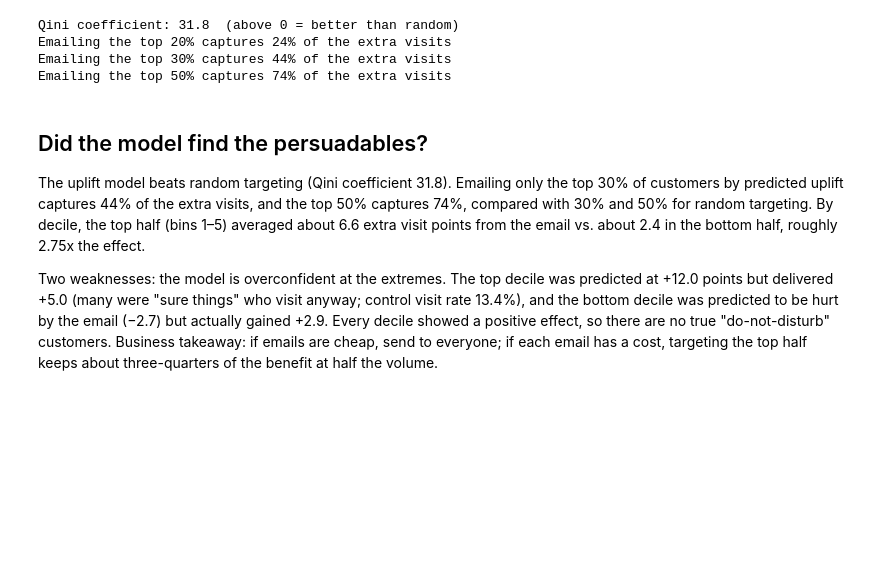
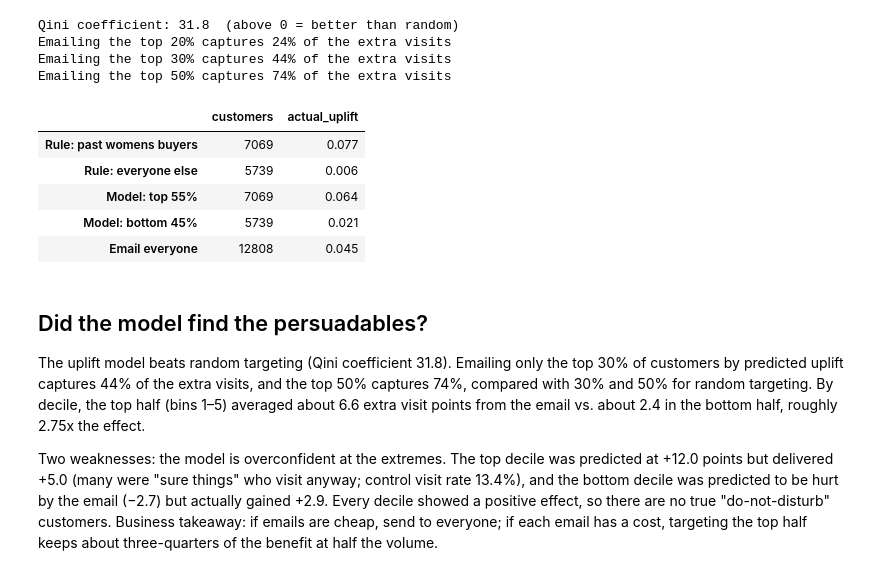
Before and after one commit to wmwilliamsjr/email-ab-test-uplift, a Jupyter notebook: notebooks/03_uplift.ipynb, the cells around one changed output. Cells and saved outputs as stored; diff of their text form; code cells hidden in the pictures; blank space fills up the shorter version.

Commit message:
Compare uplift model with a simple rule

```diff
--- a/notebooks/03_uplift.ipynb
+++ b/notebooks/03_uplift.ipynb
@@ -76,6 +76,33 @@ Qini coefficient: 31.8  (above 0 = better than random)
 Emailing the top 20% captures 24% of the extra visits
 Emailing the top 30% captures 44% of the extra visits
 Emailing the top 50% captures 74% of the extra visits
+# %%
+rule_col = "womens" if EMAIL.startswith("Womens") else "mens"
+test = X_te.assign(y=y_te.values, t=t_te.values, pred=up_te)
+
+def uplift(s):
+    return s.loc[s.t == 1, "y"].mean() - s.loc[s.t == 0, "y"].mean()
+
+rule = test[rule_col] == 1
+share = rule.mean()                                            # what share of customers the rule emails
+model_top = test["pred"] >= test["pred"].quantile(1 - share)   # model picks the SAME number of customers
+rows = {
+    f"Rule: past {rule_col} buyers": (rule.sum(), uplift(test[rule])),
+    "Rule: everyone else": ((~rule).sum(), uplift(test[~rule])),
+    f"Model: top {share:.0%}": (model_top.sum(), uplift(test[model_top])),
+    f"Model: bottom {1 - share:.0%}": ((~model_top).sum(), uplift(test[~model_top])),
+    "Email everyone": (len(test), uplift(test)),
+}
+result = pd.DataFrame(rows, index=["customers", "actual_uplift"]).T
+result["customers"] = result["customers"].astype(int)
+result.round(3)
+# %% [output]
+|  | customers | actual_uplift |
+| Rule: past womens buyers | 7069 | 0.077 |
+| Rule: everyone else | 5739 | 0.006 |
+| Model: top 55% | 7069 | 0.064 |
+| Model: bottom 45% | 5739 | 0.021 |
+| Email everyone | 12808 | 0.045 |
 # %% [markdown]
 ## Did the model find the persuadables?
 The uplift model beats random targeting (Qini coefficient 31.8). Emailing only the top 30% of customers by predicted uplift captures 44% of the extra visits, and the top 50% captures 74%, compared with 30% and 50% for random targeting. By decile, the top half (bins 1–5) averaged about 6.6 extra visit points from the email vs. about 2.4 in the bottom half, roughly 2.75x the effect.
```
Also changed, not shown: parts of 2 cells of this notebook, 2 other files.
